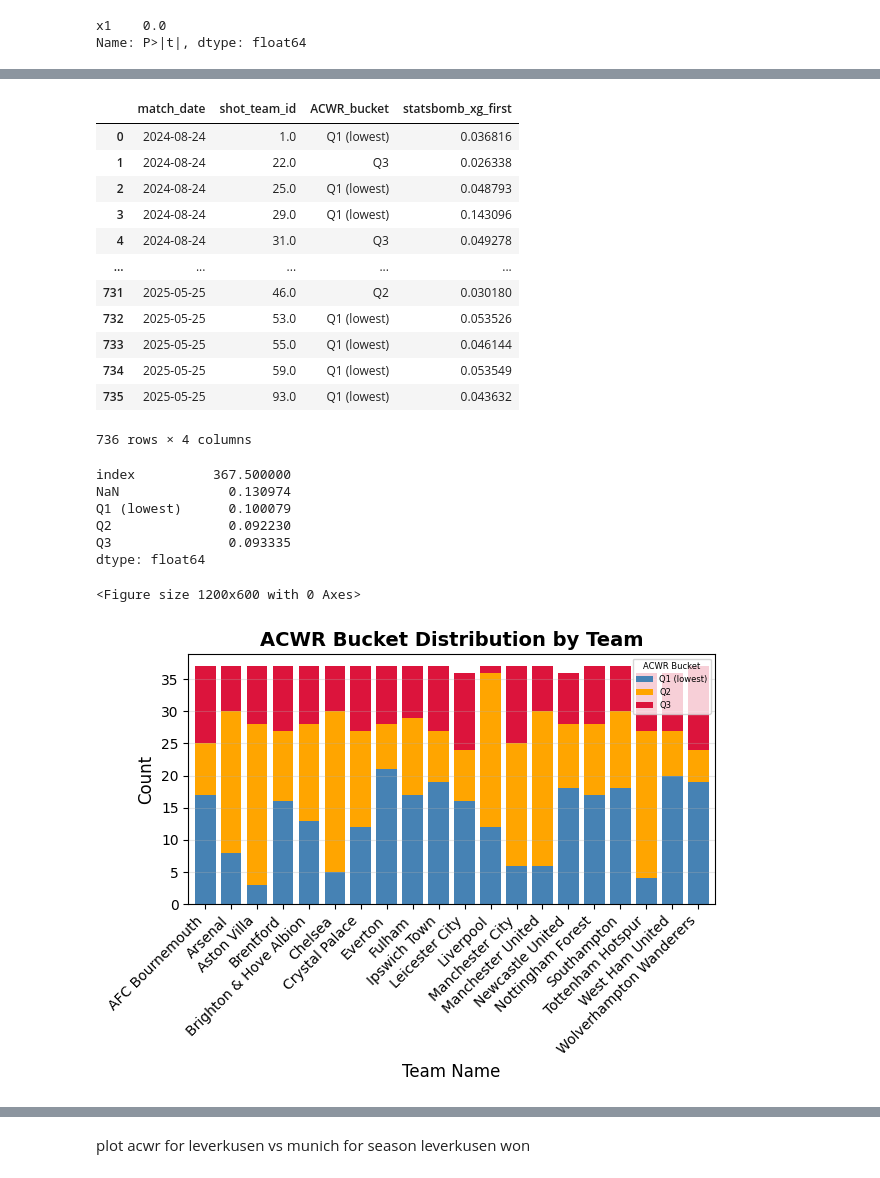
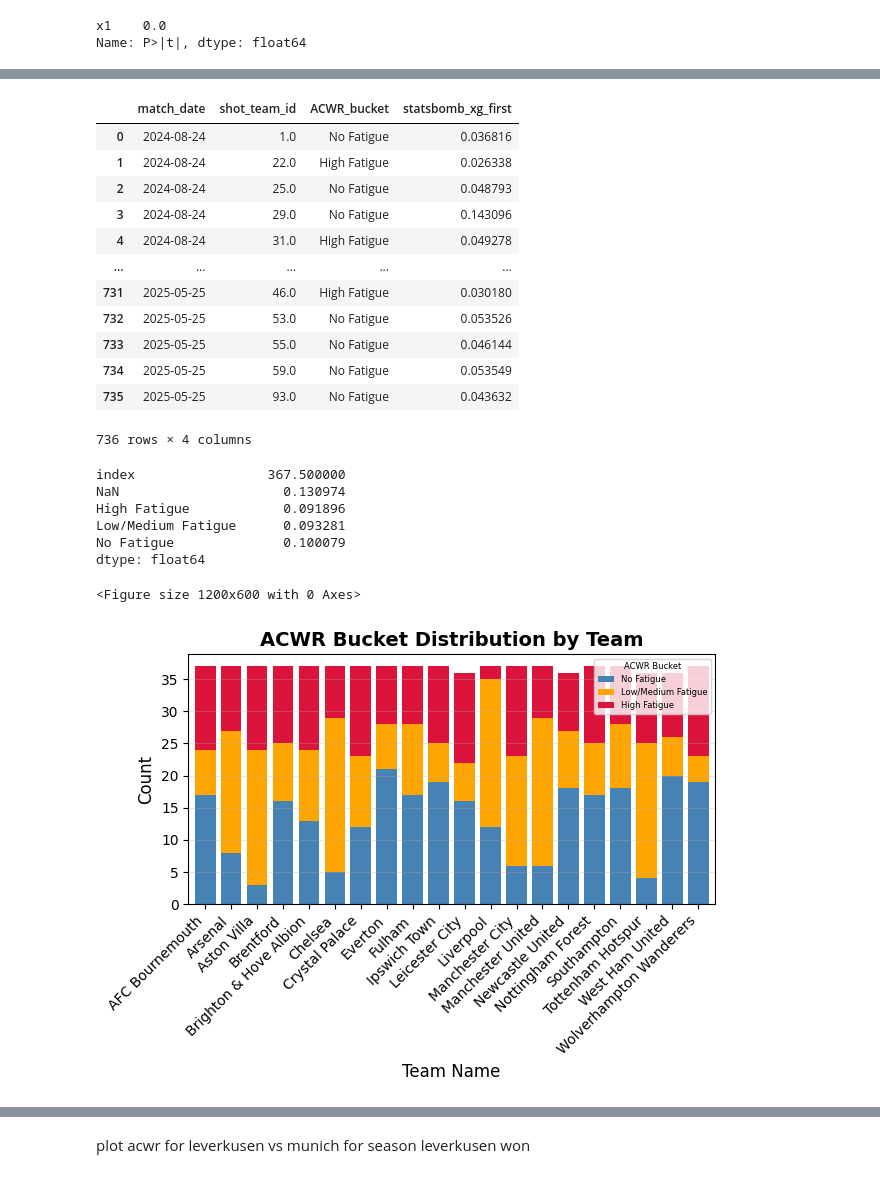
Before and after one commit to conormalone/Hudl_Performance_Insights_2025, a Jupyter notebook: team_xg_working.ipynb, the cells around one changed output, grey strips where cells are left out. Saved outputs shown, nothing was run; the diff lists cells and outputs as text; code cells hidden in the pictures.

```diff
--- a/team_xg_working.ipynb
+++ b/team_xg_working.ipynb
@@ -76,8 +76,8 @@ team_metrics_df["ACWR"] = (team_metrics_df["WI_1_week"])/ (team_metrics_df["WI_1
 team_metrics_df["ACWR"] = np.where(team_metrics_df["ACWR"].isna(), 0,team_metrics_df["ACWR"])
 team_metrics_df["ACWR_bucket"] = pd.cut(
     team_metrics_df["ACWR"],
-    bins=[-float('inf'), 0.01, 2.5, float('inf')], #bins=[-float('inf'), 0.01, 1, float('inf')],# bins=[-float('inf'), 0.8, 1.3, 2, float('inf')],
-    labels=["Q1 (lowest)", "Q2", "Q3"]#, "Q4"
+    bins=[-float('inf'), 0.01, 2.3, float('inf')], #bins=[-float('inf'), 0.01, 1, float('inf')],# bins=[-float('inf'), 0.8, 1.3, 2, float('inf')],
+    labels=["No Fatigue", "Low/Medium Fatigue", "High Fatigue"]#, "Q4"
 )
 team_metrics_df["ACWR_pos"] = np.where(team_metrics_df["ACWR"]>0, 1,0)
 # %%
@@ -350,8 +350,8 @@ team_agg_df.columns = [f"{col[0]}_{col[1]}" if col[1] != '' else col[0]
                                 for col in team_agg_df.columns]
 team_agg_df["ACWR_bucket"] = pd.cut(
     team_agg_df["ACWR_mean"],
-    bins=[-float('inf'), 0.01, 2.5, float('inf')], #bins=[-float('inf'), 0.01, 1, float('inf')],# bins=[-float('inf'), 0.8, 1.3, 2, float('inf')],
-    labels=["Q1 (lowest)", "Q2", "Q3"]
+    bins=[-float('inf'), 0.01, 2.3, float('inf')], #bins=[-float('inf'), 0.01, 1, float('inf')],# bins=[-float('inf'), 0.8, 1.3, 2, float('inf')],
+    labels=["No Fatigue", "Low/Medium Fatigue", "High Fatigue"]
 )
 teamname_agg = team_agg_df.merge(teamlist, on="shot_team_id",how="left")
 teamname_agg = teamname_agg[teamname_agg.team_name.isin(standard_pl_teams)]
@@ -367,17 +367,17 @@ df = teamname_agg[["match_date","shot_team_id","ACWR_bucket"	,"statsbomb_xg_firs
 df
 # %% [output]
 |  | match_date | shot_team_id | ACWR_bucket | statsbomb_xg_first |
-| 0 | 2024-08-24 | 1.0 | Q1 (lowest) | 0.036816 |
-| 1 | 2024-08-24 | 22.0 | Q3 | 0.026338 |
-| 2 | 2024-08-24 | 25.0 | Q1 (lowest) | 0.048793 |
-| 3 | 2024-08-24 | 29.0 | Q1 (lowest) | 0.143096 |
-| 4 | 2024-08-24 | 31.0 | Q3 | 0.049278 |
+| 0 | 2024-08-24 | 1.0 | No Fatigue | 0.036816 |
+| 1 | 2024-08-24 | 22.0 | High Fatigue | 0.026338 |
+| 2 | 2024-08-24 | 25.0 | No Fatigue | 0.048793 |
+| 3 | 2024-08-24 | 29.0 | No Fatigue | 0.143096 |
+| 4 | 2024-08-24 | 31.0 | High Fatigue | 0.049278 |
 | ... | ... | ... | ... | ... |
-| 731 | 2025-05-25 | 46.0 | Q2 | 0.030180 |
-| 732 | 2025-05-25 | 53.0 | Q1 (lowest) | 0.053526 |
-| 733 | 2025-05-25 | 55.0 | Q1 (lowest) | 0.046144 |
-| 734 | 2025-05-25 | 59.0 | Q1 (lowest) | 0.053549 |
-| 735 | 2025-05-25 | 93.0 | Q1 (lowest) | 0.043632 |
+| 731 | 2025-05-25 | 46.0 | High Fatigue | 0.030180 |
+| 732 | 2025-05-25 | 53.0 | No Fatigue | 0.053526 |
+| 733 | 2025-05-25 | 55.0 | No Fatigue | 0.046144 |
+| 734 | 2025-05-25 | 59.0 | No Fatigue | 0.053549 |
+| 735 | 2025-05-25 | 93.0 | No Fatigue | 0.043632 |
 736 rows × 4 columns
 # %%
 def look_back_same_team(df, column_to_get, team_col='shot_team_id', lookback=1):
@@ -418,42 +418,42 @@ df_wide.columns.name = None
 # %%
 df_wide.mean()
 # %% [output]
-index          367.500000
-NaN              0.130974
-Q1 (lowest)      0.100079
-Q2               0.092230
-Q3               0.093335
+index                 367.500000
+NaN                     0.130974
+High Fatigue            0.091896
+Low/Medium Fatigue      0.093281
+No Fatigue              0.100079
 dtype: float64
 # %%
 cross_tab = pd.crosstab(teamname_agg['team_name'], teamname_agg['ACWR_bucket'])
 
 # Ensure all 4 ACWR buckets are present (even if some have zero counts)
-all_buckets = ['Q1 (lowest)', 'Q2', 'Q3']
+all_buckets = ["No Fatigue", "Low/Medium Fatigue", "High Fatigue"]
 for bucket in all_buckets:
     if bucket not in cross_tab.columns:
         cross_tab[bucket] = 0
 
 # Reorder columns to match Q1-Q4 sequence
 cross_tab = cross_tab[all_buckets]
 
 # Define colors for each bucket
 colors = [ '#4682B4', '#FFA500', '#DC143C']  #'#2E8B57', Q1: green, Q2: blue, Q3: orange, Q4: red
 
 # Create the stacked bar chart
 plt.figure(figsize=(12, 6))
 ax = cross_tab.plot(kind='bar', stacked=True, color=colors, width=0.8)
 
 plt.title('ACWR Bucket Distribution by Team', fontsize=14, fontweight='bold')
 plt.xlabel('Team Name', fontsize=12)
 plt.ylabel('Count', fontsize=12)
 plt.xticks(rotation=45, ha='right')
 plt.legend(title='ACWR Bucket', title_fontsize=6, fontsize=6)
 plt.grid(axis='y', alpha=0.3)
 plt.tight_layout()
 plt.show()
 # %% [output]
 <Figure size 1200x600 with 0 Axes>
-[figure, old version]
+[figure, new version]
 # %%
 cross_tab_percent = cross_tab.div(cross_tab.sum(axis=1), axis=0) * 100
 
```
Also changed, not shown: parts of 34 cells of this notebook, 2 other files.
